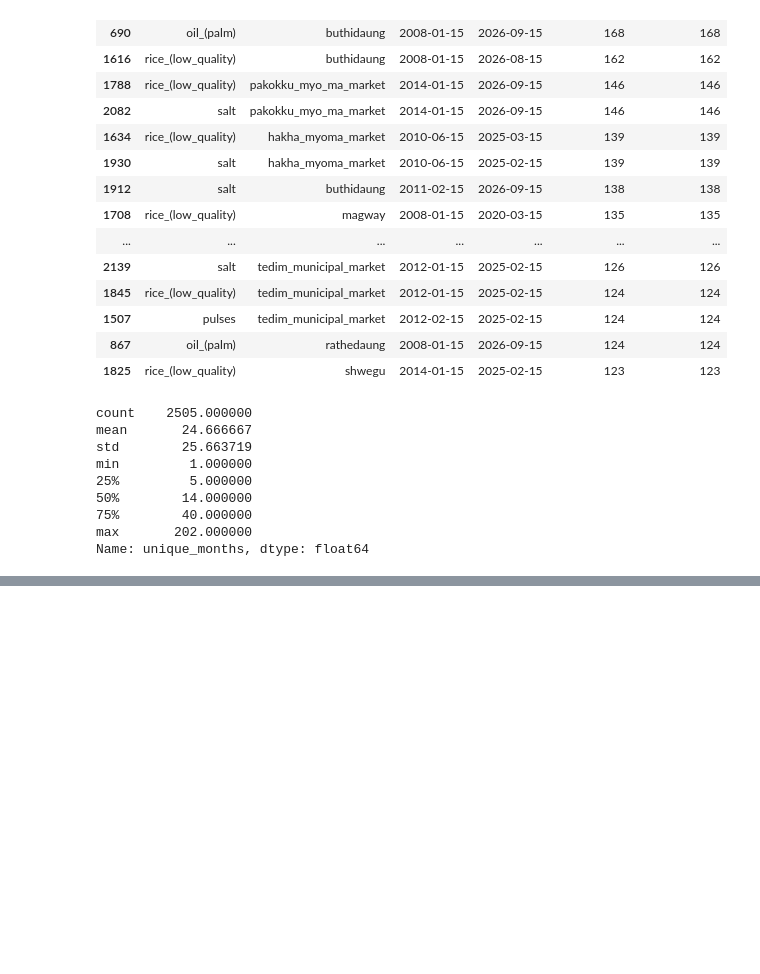
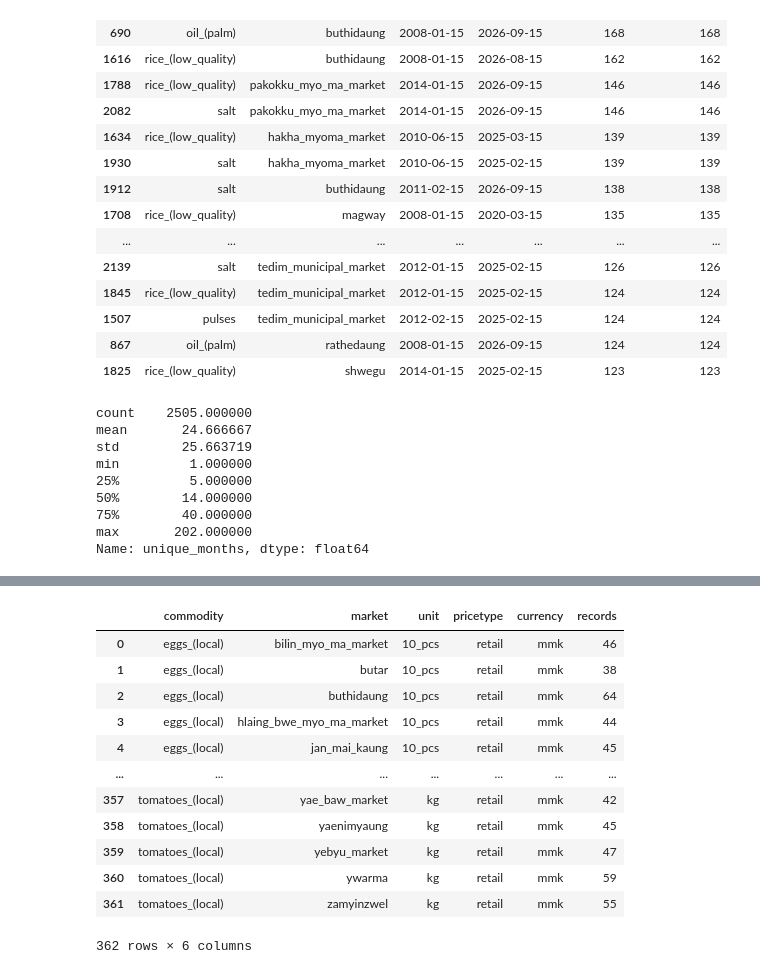
Before and after one commit to Ishigami-suhlaing/Myanmar-Food-Price-Forecasting, a Jupyter notebook: notebooks/exploration.ipynb, the cells around one changed output, grey strips where cells are left out. Cells and saved outputs as stored; diff of their text form; code cells hidden in the pictures; blank space fills up the shorter version.

```diff
--- a/notebooks/exploration.ipynb
+++ b/notebooks/exploration.ipynb
@@ -205,0 +307,30 @@ Name: unique_months, dtype: float64
+# %%
+candidate_keys = df_2026_60plus[
+    ["commodity", "market"]
+].drop_duplicates()
+
+candidate_details = df.merge(
+    candidate_keys,
+    on=["commodity", "market"],
+    how="inner"
+)
+
+display(
+    candidate_details.groupby(
+        ["commodity", "market", "unit", "pricetype", "currency"]
+    ).size().reset_index(name="records")
+)
+# %% [output]
+|  | commodity | market | unit | pricetype | currency | records |
+| 0 | eggs_(local) | bilin_myo_ma_market | 10_pcs | retail | mmk | 46 |
+| 1 | eggs_(local) | butar | 10_pcs | retail | mmk | 38 |
+| 2 | eggs_(local) | buthidaung | 10_pcs | retail | mmk | 64 |
+| 3 | eggs_(local) | hlaing_bwe_myo_ma_market | 10_pcs | retail | mmk | 44 |
+| 4 | eggs_(local) | jan_mai_kaung | 10_pcs | retail | mmk | 45 |
+| ... | ... | ... | ... | ... | ... | ... |
+| 357 | tomatoes_(local) | yae_baw_market | kg | retail | mmk | 42 |
+| 358 | tomatoes_(local) | yaenimyaung | kg | retail | mmk | 45 |
+| 359 | tomatoes_(local) | yebyu_market | kg | retail | mmk | 47 |
+| 360 | tomatoes_(local) | ywarma | kg | retail | mmk | 59 |
+| 361 | tomatoes_(local) | zamyinzwel | kg | retail | mmk | 55 |
+362 rows × 6 columns
```
Also changed, not shown: parts of 7 cells of this notebook, 4 other files.
